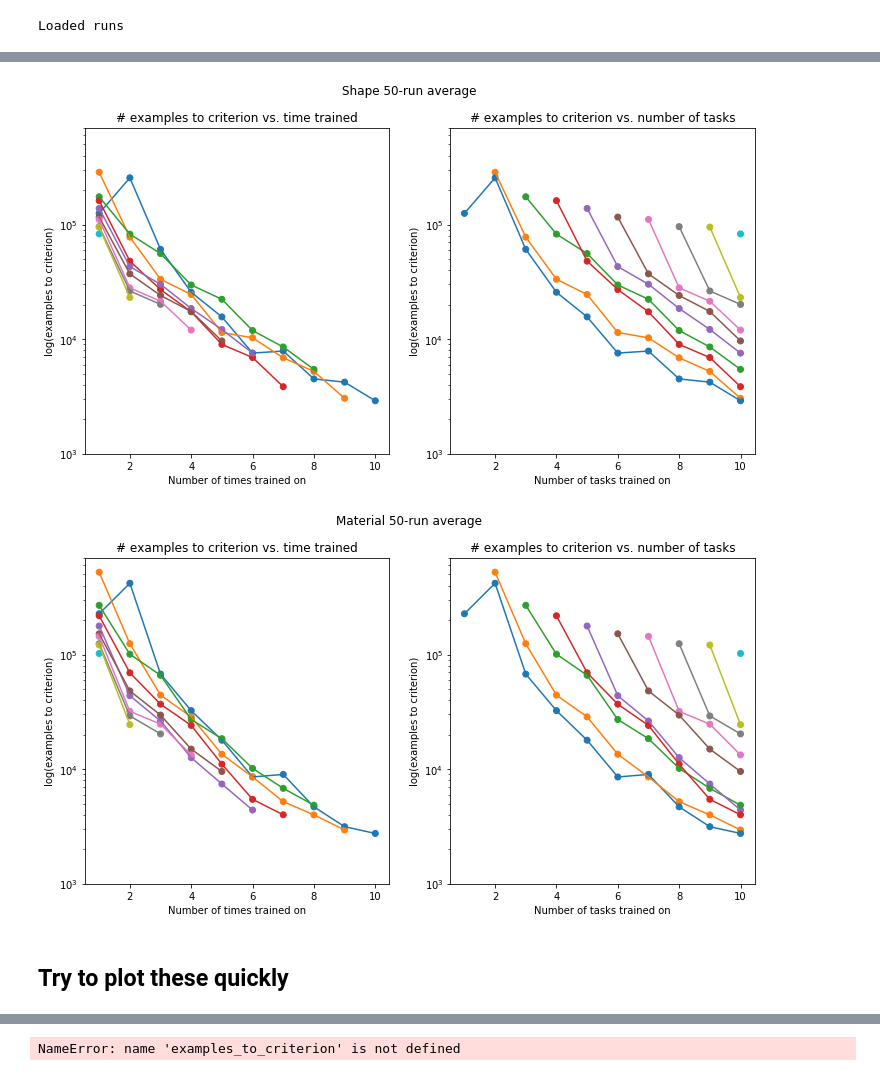
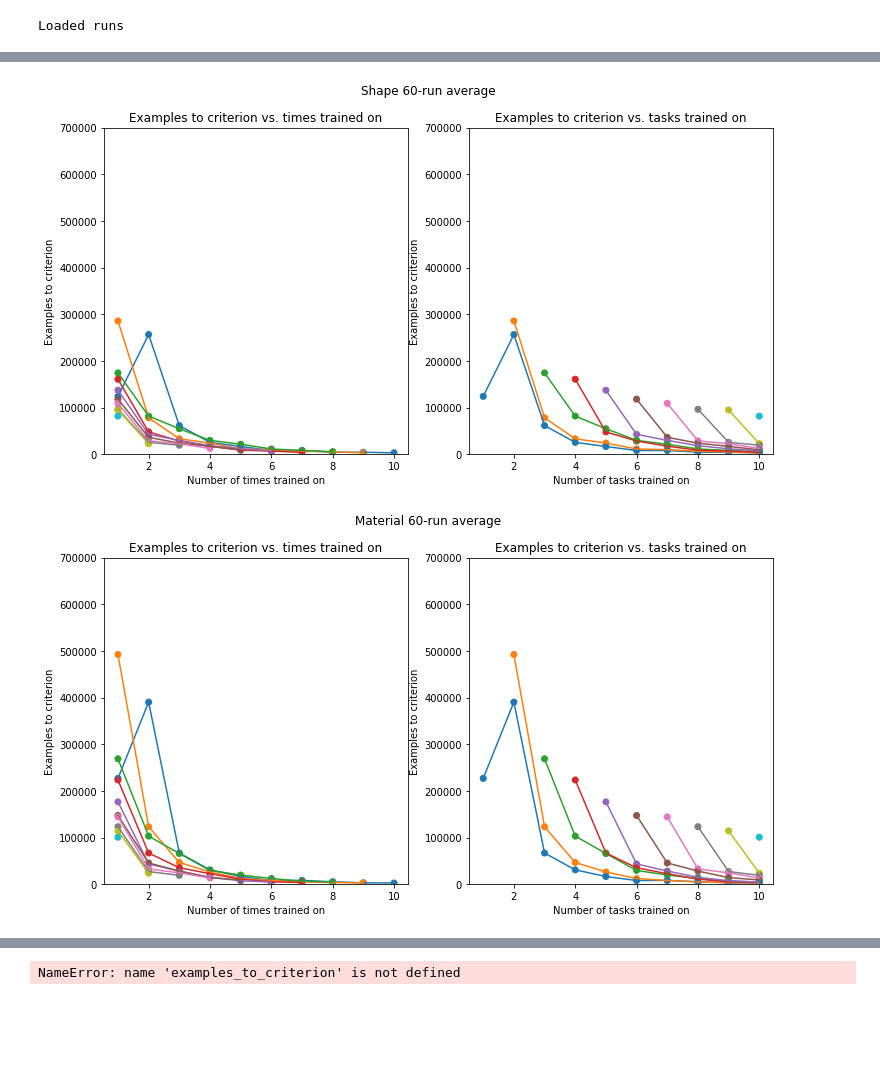
Before and after one commit to guydav/deep-learning-projects, a Jupyter notebook: notebooks/Meta_Learning_Baseline_Data_Analysis.ipynb, the cells around one changed output, grey strips where cells are left out. Drawn from its saved outputs; the diff is of its cells as text; code cells hidden in the pictures; blank space fills up the shorter version.

```diff
--- a/notebooks/Meta_Learning_Baseline_Data_Analysis.ipynb
+++ b/notebooks/Meta_Learning_Baseline_Data_Analysis.ipynb
@@ -166,9 +198,9 @@ first_replication_averages_by_dimension = [average_multiple_runs(run_set)
 # %% [output]
 Loaded runs
 # %%
-five_replications_by_dimension = runs_by_dimension(50)
+six_replications_by_dimension_runs = runs_by_dimension(60)
 print('Loaded runs')
-five_replications_averages_by_dimension = [average_multiple_runs(run_set)
-                                           for run_set in five_replications_by_dimension]
+six_replications_by_dimension = [process_multiple_runs(run_set)
+                                 for run_set in six_replications_by_dimension_runs]
 # %% [output]
 Loaded runs
@@ -188,10 +336,7 @@ plot_examples_to_criterion(first_replication_averages_by_dimension[2][0],
 # %%
 ylim = (1000, 700000)
 
-plot_examples_to_criterion(five_replications_averages_by_dimension[0][0],
-                           'Color 50-run average', ylim)
-plot_examples_to_criterion(five_replications_averages_by_dimension[1][0],
-                           'Shape 50-run average', ylim)
-plot_examples_to_criterion(five_replications_averages_by_dimension[2][0],
-                           'Material 50-run average', ylim)
+plot_processed_results(six_replications_by_dimension[0][0][0], 'Color 60-run average', ylim)
+plot_processed_results(six_replications_by_dimension[1][0][0], 'Shape 60-run average', ylim)
+plot_processed_results(six_replications_by_dimension[2][0][0], 'Material 60-run average', ylim)
 # %% [output]
@@ -199,4 +344,2 @@ plot_examples_to_criterion(five_replications_averages_by_dimension[2][0],
-[figure, old version]
+[figure, new version]
-[figure, old version]
+[figure, new version]
-# %% [markdown]
-## Try to plot these quickly
```
Also changed, not shown: parts of 32 cells of this notebook, 1 other file.
